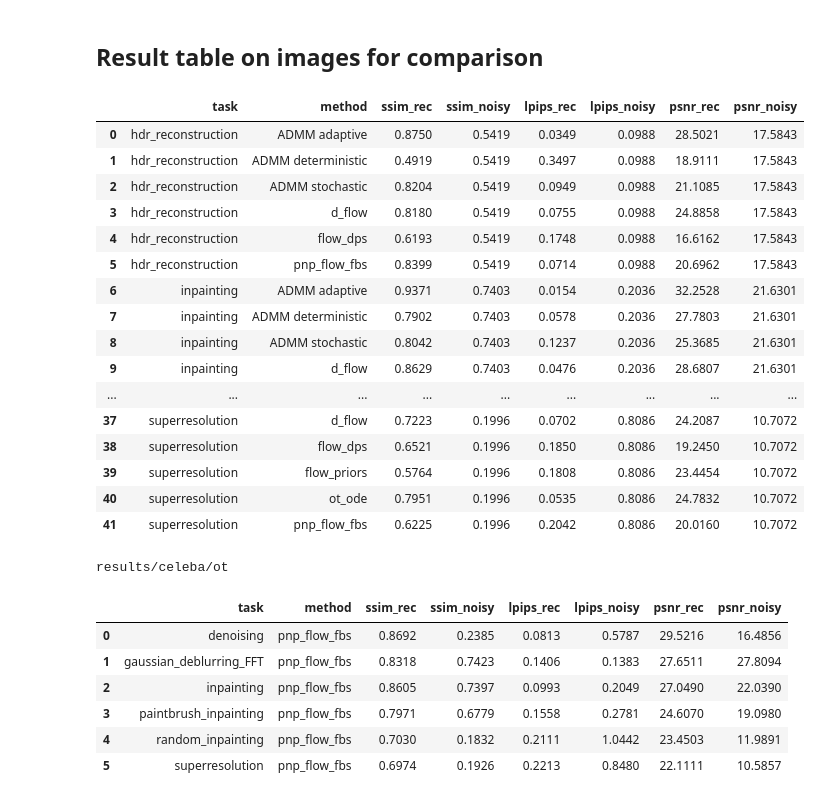
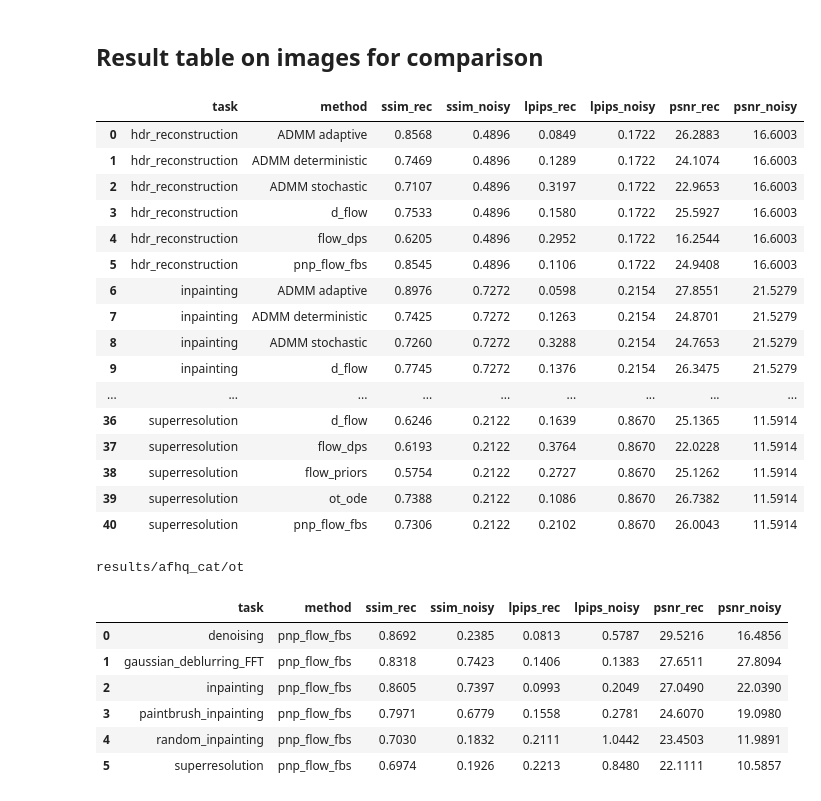
Before and after one commit to dibyanshu100/PnP_ConsensusFlow, a Jupyter notebook: graphs.ipynb, the cells around one changed output. Drawn from its saved outputs; the diff is of its cells as text; code cells hidden in the pictures.

```diff
--- a/graphs.ipynb
+++ b/graphs.ipynb
@@ -68,31 +68,31 @@ else:
 # %% [markdown]
 ## Result table on images for comparison
 # %%
-ROOT_DIR = Path("results/celeba/ot")
-# ROOT_DIR = Path("results/afhq_cat/ot")
+# ROOT_DIR = Path("results/celeba/ot")
+ROOT_DIR = Path("results/afhq_cat/ot")
 
 df = gu.extract_basic_metrics(ROOT_DIR, "metrics.xlsx")
 display(df)
 print(ROOT_DIR)
 # %% [output]
 |  | task | method | ssim_rec | ssim_noisy | lpips_rec | lpips_noisy | psnr_rec | psnr_noisy |
-| 0 | hdr_reconstruction | ADMM adaptive | 0.8750 | 0.5419 | 0.0349 | 0.0988 | 28.5021 | 17.5843 |
-| 1 | hdr_reconstruction | ADMM deterministic | 0.4919 | 0.5419 | 0.3497 | 0.0988 | 18.9111 | 17.5843 |
-| 2 | hdr_reconstruction | ADMM stochastic | 0.8204 | 0.5419 | 0.0949 | 0.0988 | 21.1085 | 17.5843 |
-| 3 | hdr_reconstruction | d_flow | 0.8180 | 0.5419 | 0.0755 | 0.0988 | 24.8858 | 17.5843 |
-| 4 | hdr_reconstruction | flow_dps | 0.6193 | 0.5419 | 0.1748 | 0.0988 | 16.6162 | 17.5843 |
-| 5 | hdr_reconstruction | pnp_flow_fbs | 0.8399 | 0.5419 | 0.0714 | 0.0988 | 20.6962 | 17.5843 |
-| 6 | inpainting | ADMM adaptive | 0.9371 | 0.7403 | 0.0154 | 0.2036 | 32.2528 | 21.6301 |
-| 7 | inpainting | ADMM deterministic | 0.7902 | 0.7403 | 0.0578 | 0.2036 | 27.7803 | 21.6301 |
-| 8 | inpainting | ADMM stochastic | 0.8042 | 0.7403 | 0.1237 | 0.2036 | 25.3685 | 21.6301 |
-| 9 | inpainting | d_flow | 0.8629 | 0.7403 | 0.0476 | 0.2036 | 28.6807 | 21.6301 |
+| 0 | hdr_reconstruction | ADMM adaptive | 0.8568 | 0.4896 | 0.0849 | 0.1722 | 26.2883 | 16.6003 |
+| 1 | hdr_reconstruction | ADMM deterministic | 0.7469 | 0.4896 | 0.1289 | 0.1722 | 24.1074 | 16.6003 |
+| 2 | hdr_reconstruction | ADMM stochastic | 0.7107 | 0.4896 | 0.3197 | 0.1722 | 22.9653 | 16.6003 |
+| 3 | hdr_reconstruction | d_flow | 0.7533 | 0.4896 | 0.1580 | 0.1722 | 25.5927 | 16.6003 |
+| 4 | hdr_reconstruction | flow_dps | 0.6205 | 0.4896 | 0.2952 | 0.1722 | 16.2544 | 16.6003 |
+| 5 | hdr_reconstruction | pnp_flow_fbs | 0.8545 | 0.4896 | 0.1106 | 0.1722 | 24.9408 | 16.6003 |
+| 6 | inpainting | ADMM adaptive | 0.8976 | 0.7272 | 0.0598 | 0.2154 | 27.8551 | 21.5279 |
+| 7 | inpainting | ADMM deterministic | 0.7425 | 0.7272 | 0.1263 | 0.2154 | 24.8701 | 21.5279 |
+| 8 | inpainting | ADMM stochastic | 0.7260 | 0.7272 | 0.3288 | 0.2154 | 24.7653 | 21.5279 |
+| 9 | inpainting | d_flow | 0.7745 | 0.7272 | 0.1376 | 0.2154 | 26.3475 | 21.5279 |
 | ... | ... | ... | ... | ... | ... | ... | ... | ... |
-| 37 | superresolution | d_flow | 0.7223 | 0.1996 | 0.0702 | 0.8086 | 24.2087 | 10.7072 |
-| 38 | superresolution | flow_dps | 0.6521 | 0.1996 | 0.1850 | 0.8086 | 19.2450 | 10.7072 |
-| 39 | superresolution | flow_priors | 0.5764 | 0.1996 | 0.1808 | 0.8086 | 23.4454 | 10.7072 |
-| 40 | superresolution | ot_ode | 0.7951 | 0.1996 | 0.0535 | 0.8086 | 24.7832 | 10.7072 |
-| 41 | superresolution | pnp_flow_fbs | 0.6225 | 0.1996 | 0.2042 | 0.8086 | 20.0160 | 10.7072 |
+| 36 | superresolution | d_flow | 0.6246 | 0.2122 | 0.1639 | 0.8670 | 25.1365 | 11.5914 |
+| 37 | superresolution | flow_dps | 0.6193 | 0.2122 | 0.3764 | 0.8670 | 22.0228 | 11.5914 |
+| 38 | superresolution | flow_priors | 0.5754 | 0.2122 | 0.2727 | 0.8670 | 25.1262 | 11.5914 |
+| 39 | superresolution | ot_ode | 0.7388 | 0.2122 | 0.1086 | 0.8670 | 26.7382 | 11.5914 |
+| 40 | superresolution | pnp_flow_fbs | 0.7306 | 0.2122 | 0.2102 | 0.8670 | 26.0043 | 11.5914 |
-results/celeba/ot
+results/afhq_cat/ot
 # %%
 ROOT_DIR = Path("results_rev3_2eval/celeba/ot")
 
```
Also changed, not shown: 3 other files.
